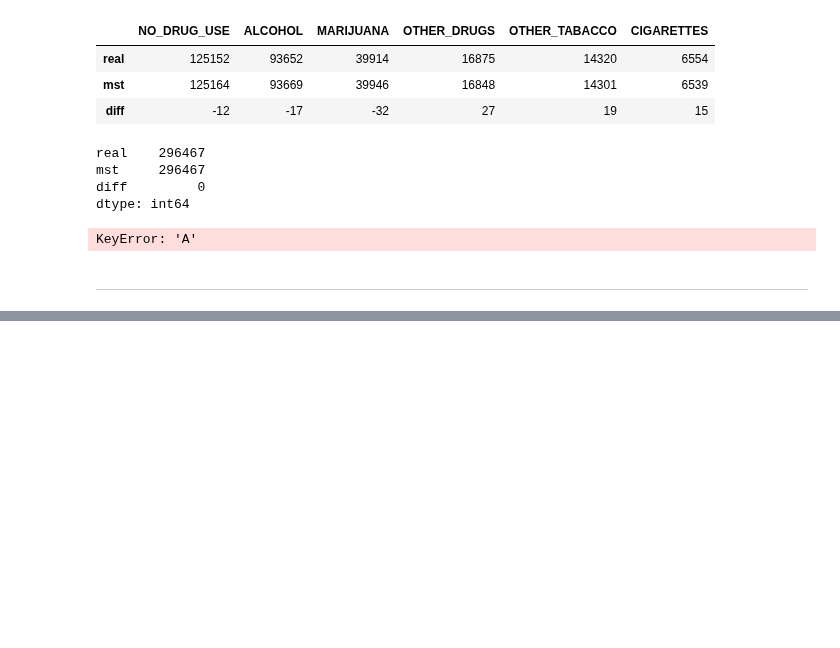
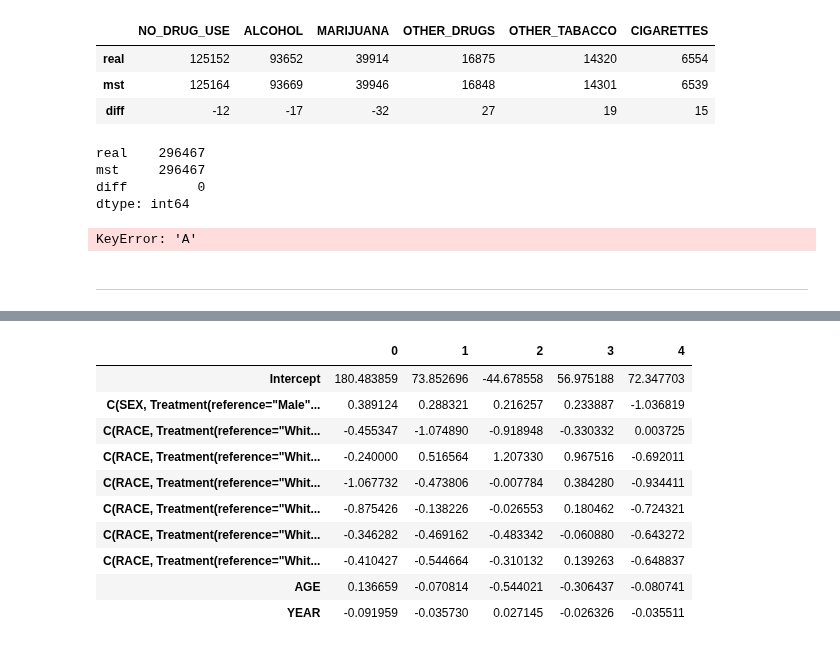
Before and after one commit to DataResponsibly/SynRD, a Jupyter notebook: papers/marijuana19fairman/aholovenko_mst_data_synthesis.ipynb, the cells around one changed output, grey strips where cells are left out. Drawn from its saved outputs; the diff is of its cells as text; code cells hidden in the pictures; blank space fills up the shorter version.

Commit message:
Updated marijuana paper with new logit model

```diff
--- a/papers/marijuana19fairman/aholovenko_mst_data_synthesis.ipynb
+++ b/papers/marijuana19fairman/aholovenko_mst_data_synthesis.ipynb
@@ -650,0 +656,2 @@ rr.relative_risk
+# %%
+df = pd.read_csv('data/nsduh_processed_data.csv', index_col=0)
@@ -650,0 +668,14 @@ rr.relative_risk
+# %%
+# Code CLASS
+df['CLASS'] = pd.Categorical(df['CLASS'])
+class_name_map = dict( enumerate(df['CLASS'].cat.categories ) )
+print(df['CLASS'].cat.codes.unique())
+df['CLASS'] = df['CLASS'].cat.codes
+df['CLASS'] = pd.to_numeric(df['CLASS'])
+
+# # Code RACE
+# df['RACE'] = pd.Categorical(df['RACE'])
+# race_name_map = dict( enumerate(df['RACE'].cat.categories ) )
+# print(df['RACE'].cat.codes.unique())
+# df['RACE'] = df['RACE'].cat.codes
+# df['RACE'] = pd.to_numeric(df['RACE'])
@@ -650,0 +684,18 @@ rr.relative_risk
+# %%
+# Here we wills swap categories to make the references correct
+
+# Swap alcohol and marijuana
+df['CLASS']
+df.loc[df['CLASS'] == 0, 'CLASS'] = -1
+df.loc[df['CLASS'] == 2, 'CLASS'] = 0
+df.loc[df['CLASS'] == -1, 'CLASS'] = 2
+class_name_map[0] = 'MARIJUANA'
+class_name_map[2] = 'ALCOHOL'
+
+# Swap AI/AN and white
+# df['RACE']
+# df.loc[df['RACE'] == 0, 'RACE'] = -1
+# df.loc[df['RACE'] == 6, 'RACE'] = 0
+# df.loc[df['RACE'] == -1, 'RACE'] = 6
+# race_name_map[0] = 'White'
+# race_name_map[6] = 'AI/AN'
@@ -650,0 +723,2 @@ rr.relative_risk
+# %%
+log_reg = smf.mnlogit('CLASS ~ C(SEX, Treatment(reference="Male")) + AGE + C(RACE, Treatment(reference="White")) + YEAR', data=df).fit()
@@ -650,0 +752,14 @@ rr.relative_risk
+# %%
+log_reg.params
+# %% [output]
+|  | 0 | 1 | 2 | 3 | 4 |
+| Intercept | 180.483859 | 73.852696 | -44.678558 | 56.975188 | 72.347703 |
+| C(SEX, Treatment(reference="Male"... | 0.389124 | 0.288321 | 0.216257 | 0.233887 | -1.036819 |
+| C(RACE, Treatment(reference="Whit... | -0.455347 | -1.074890 | -0.918948 | -0.330332 | 0.003725 |
+| C(RACE, Treatment(reference="Whit... | -0.240000 | 0.516564 | 1.207330 | 0.967516 | -0.692011 |
+| C(RACE, Treatment(reference="Whit... | -1.067732 | -0.473806 | -0.007784 | 0.384280 | -0.934411 |
+| C(RACE, Treatment(reference="Whit... | -0.875426 | -0.138226 | -0.026553 | 0.180462 | -0.724321 |
+| C(RACE, Treatment(reference="Whit... | -0.346282 | -0.469162 | -0.483342 | -0.060880 | -0.643272 |
+| C(RACE, Treatment(reference="Whit... | -0.410427 | -0.544664 | -0.310132 | 0.139263 | -0.648837 |
+| AGE | 0.136659 | -0.070814 | -0.544021 | -0.306437 | -0.080741 |
+| YEAR | -0.091959 | -0.035730 | 0.027145 | -0.026326 | -0.035511 |
```
Also changed, not shown: parts of 12 cells of this notebook.
